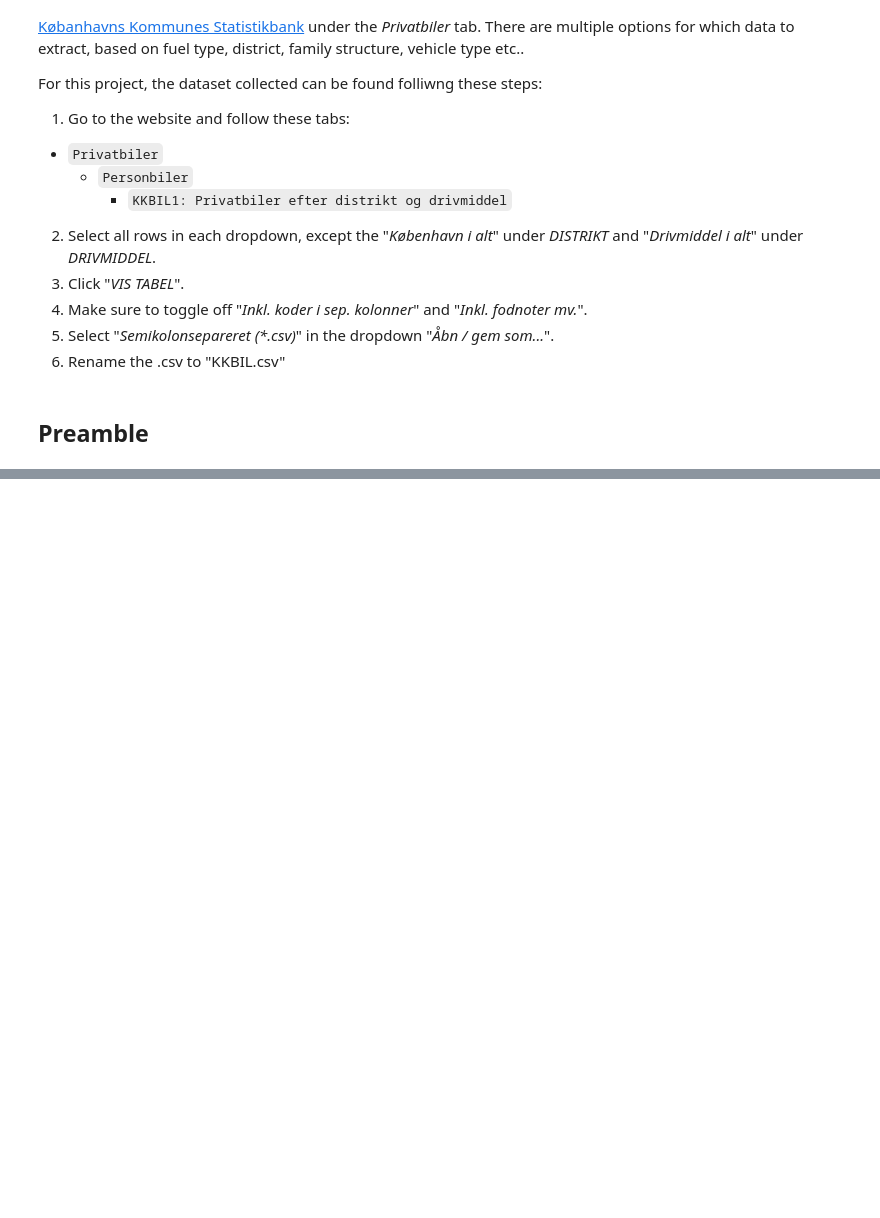
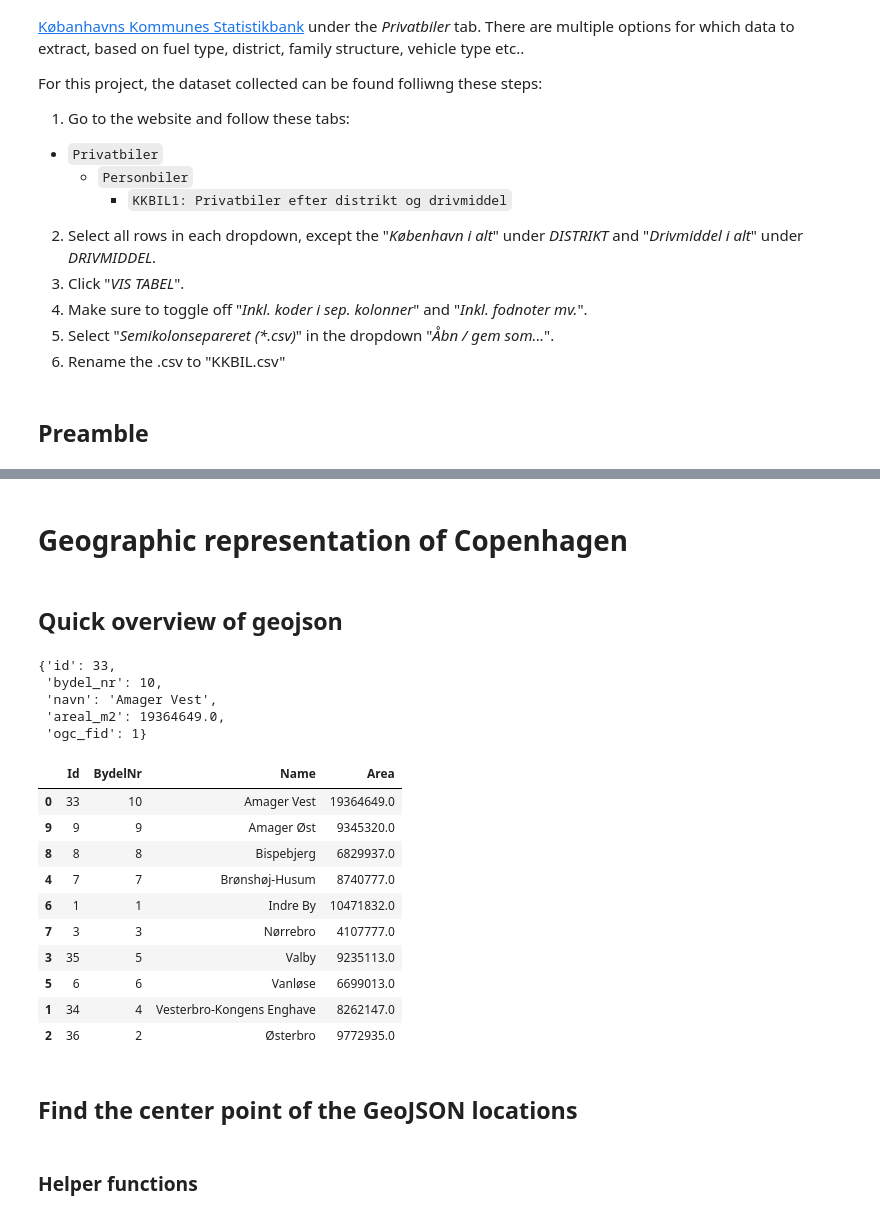
Before and after one commit to AleksandarLukic96/02806_Social_Data, a Jupyter notebook: Project/Data_overview_Alek.ipynb, the cells around one changed output, grey strips where cells are left out. Cells and saved outputs as stored; diff of their text form; code cells hidden in the pictures; blank space fills up the shorter version.

Commit message:
Created simple map over CPH districts and working on cleaning the data for car ownership.

```diff
--- a/Project/Data_overview_Alek.ipynb
+++ b/Project/Data_overview_Alek.ipynb
@@ -40,7 +40,11 @@ data_path = os.path.abspath(os.path.join(os.pardir, "projectData"))
 geojson_name = "bydel.geojson"
 geojson_path = os.path.join(data_path, geojson_name)
 
+# Open geojson data to load shape of police districts
+with open(geojson_path) as response:
+    geojson_data = json.load(response)
+
 # Load csv data into pandas dataframe
 cars_registered_name = "KKBIL.csv"
 cars_registered_path = os.path.join(data_path, cars_registered_name)
-df = pd.read_csv(cars_registered_path, encoding="ISO-8859-1")#, header=None, skiprows=1)
+df = pd.read_csv(cars_registered_path, encoding="ISO-8859-1")
@@ -73,0 +179,52 @@ df_ncols.head()
+# %% [markdown]
+# Geographic representation of Copenhagen
+# %% [markdown]
+## Quick overview of geojson
+# %%
+geojson_data["features"][0]["properties"]
+# %% [output]
+{'id': 33,
+ 'bydel_nr': 10,
+ 'navn': 'Amager Vest',
+ 'areal_m2': 19364649.0,
+ 'ogc_fid': 1}
+# %%
+df_geojson = pd.DataFrame(columns=["Id", "BydelNr", "Name", "Area"])
+df_geojson = df_geojson.astype({"Id": "uint8", "Name": str, "Area": float}) # just for removing warning
+
+for f in geojson_data["features"]:
+    new_row = pd.DataFrame(data=[[
+        f["properties"]["id"],
+        f["properties"]["bydel_nr"],
+        f["properties"]["navn"],
+        f["properties"]["areal_m2"]
+    ]], columns=[
+        "Id",
+        "BydelNr",
+        "Name",
+        "Area"
+    ])
+    df_geojson = pd.concat([df_geojson, new_row], axis=0, ignore_index=True)
+
+df_geojson = df_geojson.sort_values(
+    by=["Name"],
+    axis=0,
+    ascending=True)
+
+df_geojson
+# %% [output]
+|  | Id | BydelNr | Name | Area |
+| 0 | 33 | 10 | Amager Vest | 19364649.0 |
+| 9 | 9 | 9 | Amager Øst | 9345320.0 |
+| 8 | 8 | 8 | Bispebjerg | 6829937.0 |
+| 4 | 7 | 7 | Brønshøj-Husum | 8740777.0 |
+| 6 | 1 | 1 | Indre By | 10471832.0 |
+| 7 | 3 | 3 | Nørrebro | 4107777.0 |
+| 3 | 35 | 5 | Valby | 9235113.0 |
+| 5 | 6 | 6 | Vanløse | 6699013.0 |
+| 1 | 34 | 4 | Vesterbro-Kongens Enghave | 8262147.0 |
+| 2 | 36 | 2 | Østerbro | 9772935.0 |
+# %% [markdown]
+## Find the center point of the GeoJSON locations
+# %% [markdown]
+### Helper functions
```
Also changed, not shown: parts of 27 cells of this notebook, 3 other files.
